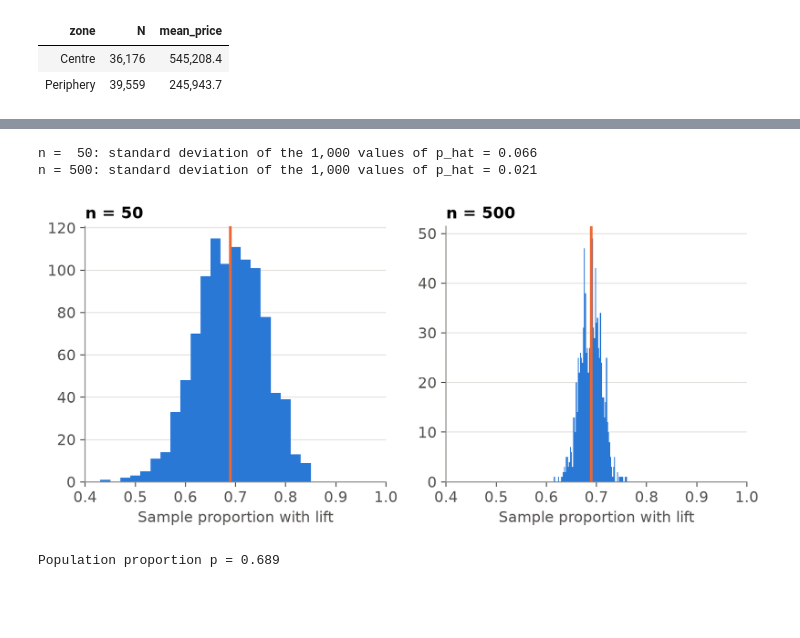
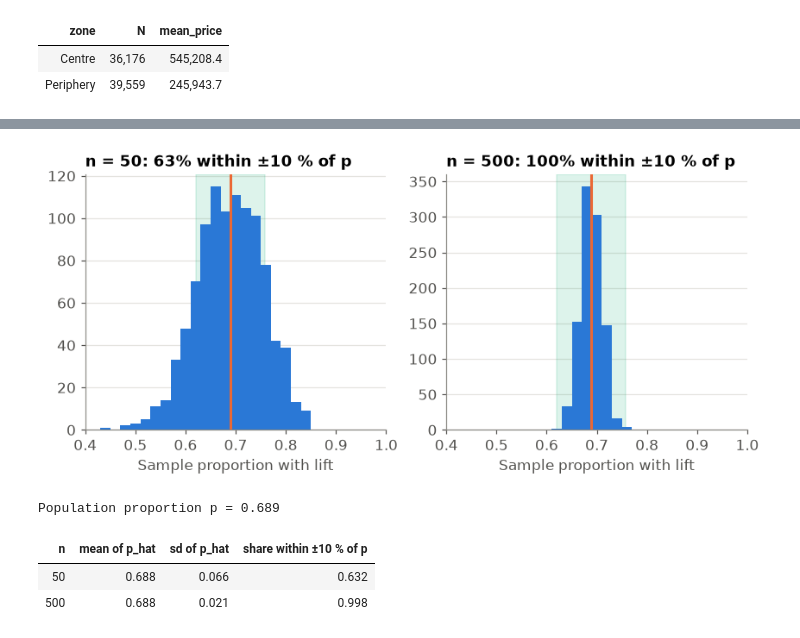
Before and after one commit to FabioScielzoOrtiz/descriptive-statistics, a Jupyter notebook: topics/01-introduction/01-stats-population-samples.ipynb, the cells around one changed output, grey strips where cells are left out. Cells and saved outputs as stored; diff of their text form; code cells hidden in the pictures; blank space fills up the shorter version.

```diff
--- a/topics/01-introduction/01-stats-population-samples.ipynb
+++ b/topics/01-introduction/01-stats-population-samples.ipynb
@@ -417,23 +476,32 @@ c) Repeat b) with $n = 500$. What changes?
 # %%
 lift = population["lift"].to_numpy()
 p = lift.mean()
+tolerance = 0.10 * p  # ±10 % of the true value, as in the example
 
 rng = np.random.default_rng(2026)
 fig, axes = plt.subplots(1, 2, figsize=(9, 3.5), sharex=True)
+rows = []
 for ax, n in zip(axes, [50, 500]):
-    p_hat = [rng.choice(lift, size=n, replace=False).mean() for _ in range(1_000)]
-    edges = (np.arange(n + 2) - 0.5) / n  # p_hat only takes the values k/n: one bar per value
+    p_hat = np.array([rng.choice(lift, size=n, replace=False).mean() for _ in range(1_000)])
+    close = np.abs(p_hat - p) <= tolerance
+    rows.append({"n": n, "mean of p_hat": p_hat.mean(), "sd of p_hat": p_hat.std(),
+                 "share within ±10 % of p": close.mean()})
+
+    edges = np.arange(-0.01, 1.02, 0.02)  # bins of width 0.02 centred on multiples of 0.02
+    ax.axvspan(p - tolerance, p + tolerance, color=COLORS["teal"], alpha=0.15)
     ax.hist(p_hat, bins=edges, color=COLORS["blue"])
+    ax.axvline(p, color=COLORS["orange"], linewidth=2)
     ax.set_xlim(0.4, 1)
-    ax.axvline(p, color=COLORS["orange"], linewidth=2)
-    ax.set_title(f"n = {n}")
+    ax.set_title(f"n = {n}: {close.mean():.0%} within ±10 % of p")
     ax.set_xlabel("Sample proportion with lift")
-    print(f"n = {n:>3}: standard deviation of the 1,000 values of p_hat = {np.std(p_hat):.3f}")
 plt.show()
+
 print(f"Population proportion p = {p:.3f}")
+pl.DataFrame(rows)
 # %% [output]
+[figure, new version]
-n =  50: standard deviation of the 1,000 values of p_hat = 0.066
-n = 500: standard deviation of the 1,000 values of p_hat = 0.021
+Population proportion p = 0.689
-[figure, old version]
-Population proportion p = 0.689
+| n | mean of p_hat | sd of p_hat | share within ±10 % of p |
+| 50 | 0.688 | 0.066 | 0.632 |
+| 500 | 0.688 | 0.021 | 0.998 |
 # %% [markdown]
```
Also changed, not shown: parts of 5 cells of this notebook, 1 other file.
